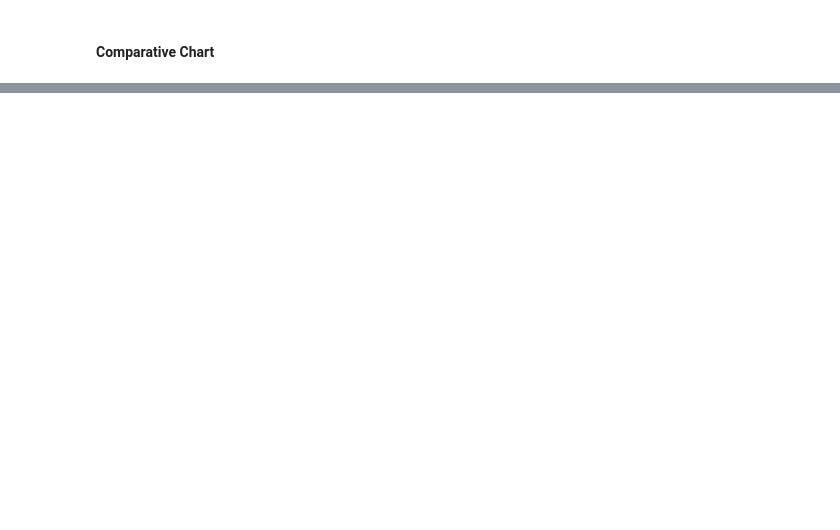
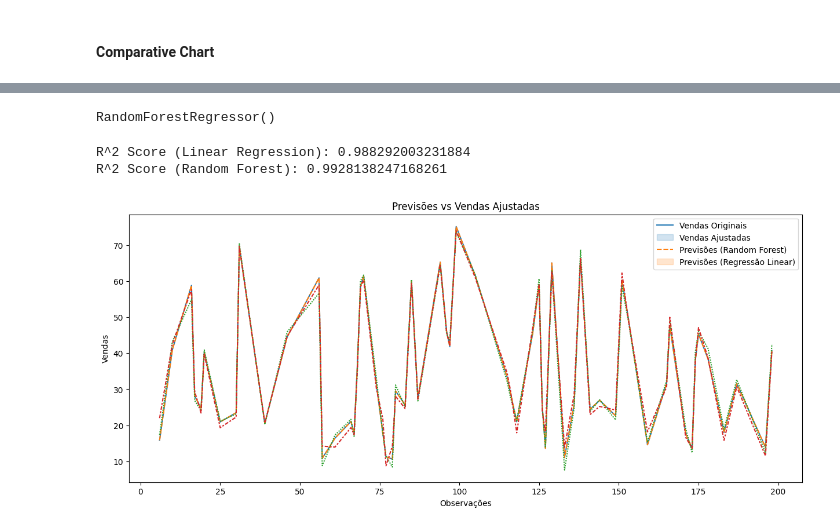
Before and after one commit to anaVitoriaLouro/sales-forecast, a Jupyter notebook: Sales Forescast - Machine Learning.ipynb, the cells around one changed output, grey strips where cells are left out. Drawn from its saved outputs; the diff is of its cells as text; code cells hidden in the pictures; blank space fills up the shorter version.

Commit message:
feat: Adding new variable 'Internet' and making new tests

```diff
--- a/Sales Forescast - Machine Learning.ipynb
+++ b/Sales Forescast - Machine Learning.ipynb
@@ -109,0 +172,42 @@ plt.show()
+# %%
+# Splitting the dataset into training and testing sets
+X_train, X_test, y_train, y_test = train_test_split(X, y, test_size=0.3, random_state=42)
+# %%
+# Creating the models
+linear_model = LinearRegression()
+random_forest_model = RandomForestRegressor()
+
+# Training the models
+linear_model.fit(X_train, y_train)
+random_forest_model.fit(X_train, y_train)
+# %% [output]
+RandomForestRegressor()
+# %%
+# Making predictions
+predictions_linear = linear_model.predict(X_test)
+predictions_random_forest = random_forest_model.predict(X_test)
+# %%
+# Evaluating the models
+print("R^2 Score (Linear Regression):", metrics.r2_score(y_test, predictions_linear))
+print("R^2 Score (Random Forest):", metrics.r2_score(y_test, predictions_random_forest))
+# %% [output]
+R^2 Score (Linear Regression): 0.988292003231884
+R^2 Score (Random Forest): 0.9928138247168261
+# %%
+# Preparing the auxiliary DataFrame for visualization
+auxiliary_table = pd.DataFrame()
+auxiliary_table["Actual Sales"] = y_test
+auxiliary_table["Adjusted Sales"] = data.loc[y_test.index, 'Adjusted Sales']  # Incluindo Adjusted Sales
+auxiliary_table["Predictions (Random Forest)"] = predictions_random_forest
+auxiliary_table["Predictions (Linear Regression)"] = predictions_linear
+# %%
+# Visualizing the predictions
+plt.figure(figsize=(15, 6))
+sns.lineplot(data=auxiliary_table[['Actual Sales', 'Adjusted Sales', 'Predictions (Random Forest)', 'Predictions (Linear Regression)']])
+plt.title('Previsões vs Vendas Ajustadas')
+plt.xlabel('Observações')
+plt.ylabel('Vendas')
+plt.legend(['Vendas Originais', 'Vendas Ajustadas', 'Previsões (Random Forest)', 'Previsões (Regressão Linear)'])
+plt.show()
+# %% [output]
+[figure, added]
```
Also changed, not shown: parts of 11 cells of this notebook.
